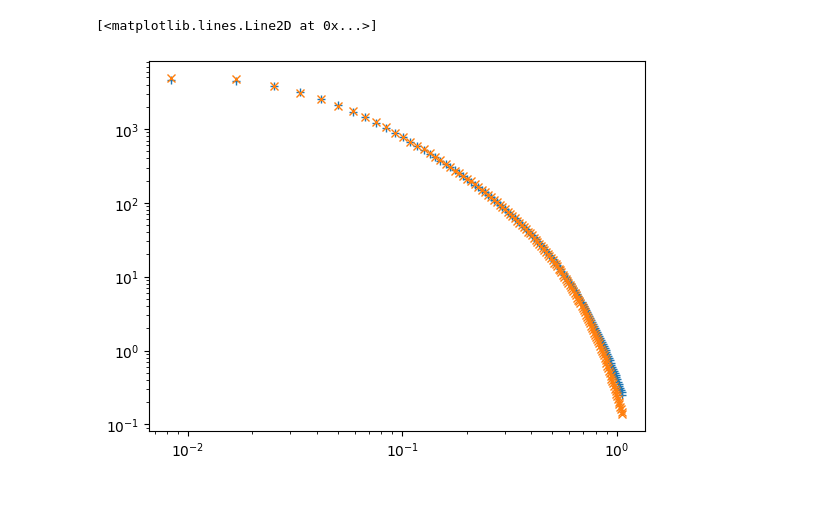
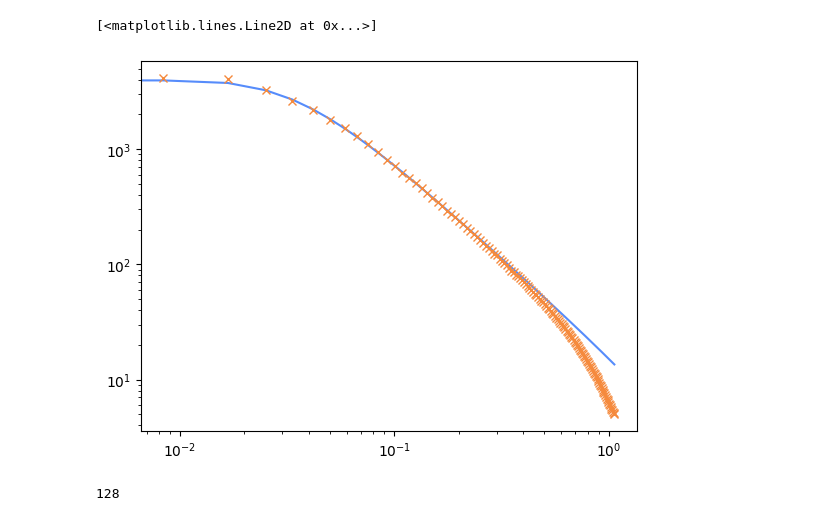
Before and after one commit to jzuhone/field_kit, a Jupyter notebook: examples/P3D_to_P1D.ipynb, the cells around one changed output. Saved outputs shown, nothing was run; the diff lists cells and outputs as text; code cells hidden in the pictures.

```diff
--- a/examples/P3D_to_P1D.ipynb
+++ b/examples/P3D_to_P1D.ipynb
@@ -6,12 +6,12 @@ from field_kit import FourierAnalysis, GaussianRandomField, plaw_with_cutoffs
 # %%
 # Parameters for the Gaussian random fields
-l_min = 10.0  # minimum or "dissipation" scale
+l_min = 1.0  # minimum or "dissipation" scale
 l_max = 200.0  # maximum or "injection" scale
 alpha = -11.0 / 3.0
 f_rms = 10.0  # normalization of the field
 # %%
 # Make two power spectra with different l_min values
-power_spec = plaw_with_cutoffs(l_min, l_max, alpha)
+power_spec = PowerLawBetaModel(l_min, l_max, alpha)
 # %%
 # Renormalize the power spectra to have the desired RMS value
 power_spec.renormalize(f_rms)
@@ -38,8 +38,7 @@ def P1_int(k_perp, eta):
     term2 = 0.5*(1 - 0.5 * (k_perp ** 2 / (k * k)))
     return term1 * term2
 
-
-eta = fa.kx[128:, 0, 0]
+eta = fa.kx[:128, 0, 0]
 
 P_1D = quad_vec(P1_int, kmin, kmax, args=(eta,), points=(0.1, 1.0, 10.0, 30.0))[0]
 # %%
@@ -47,8 +46,9 @@ P_3D = fa.make_powerspec(B)
 P_T = 0.5*(P_3D[1]+P_3D[2])
 P_1Ds = fa.integrate_kspace(P_T, axis=(1, 2)).average_symmetric_k()
 # %%
-plt.loglog(eta, P_1D, '+', label="1D Power Spectrum")
+plt.figure()
+plt.loglog(eta, P_1D, label="1D Power Spectrum")
 plt.loglog(eta, P_1Ds, 'x')
 # %% [output]
 [<matplotlib.lines.Line2D at 0x...>]
-[figure, old version]
+[figure, new version]
@@ -54,0 +60,10 @@ plt.loglog(eta, P_1Ds, 'x')
+# %%
+N = 256
+n_pos = N - N // 2
+print(n_pos)
+pos_indices = np.arange(n_pos)
+neg_indices = (-pos_indices) % N
+pos = np.take(Bt2, pos_indices)
+neg = np.take(Bt2, neg_indices)
+# %% [output]
+128
```
Also changed, not shown: parts of 5 cells of this notebook, 19 other files.
